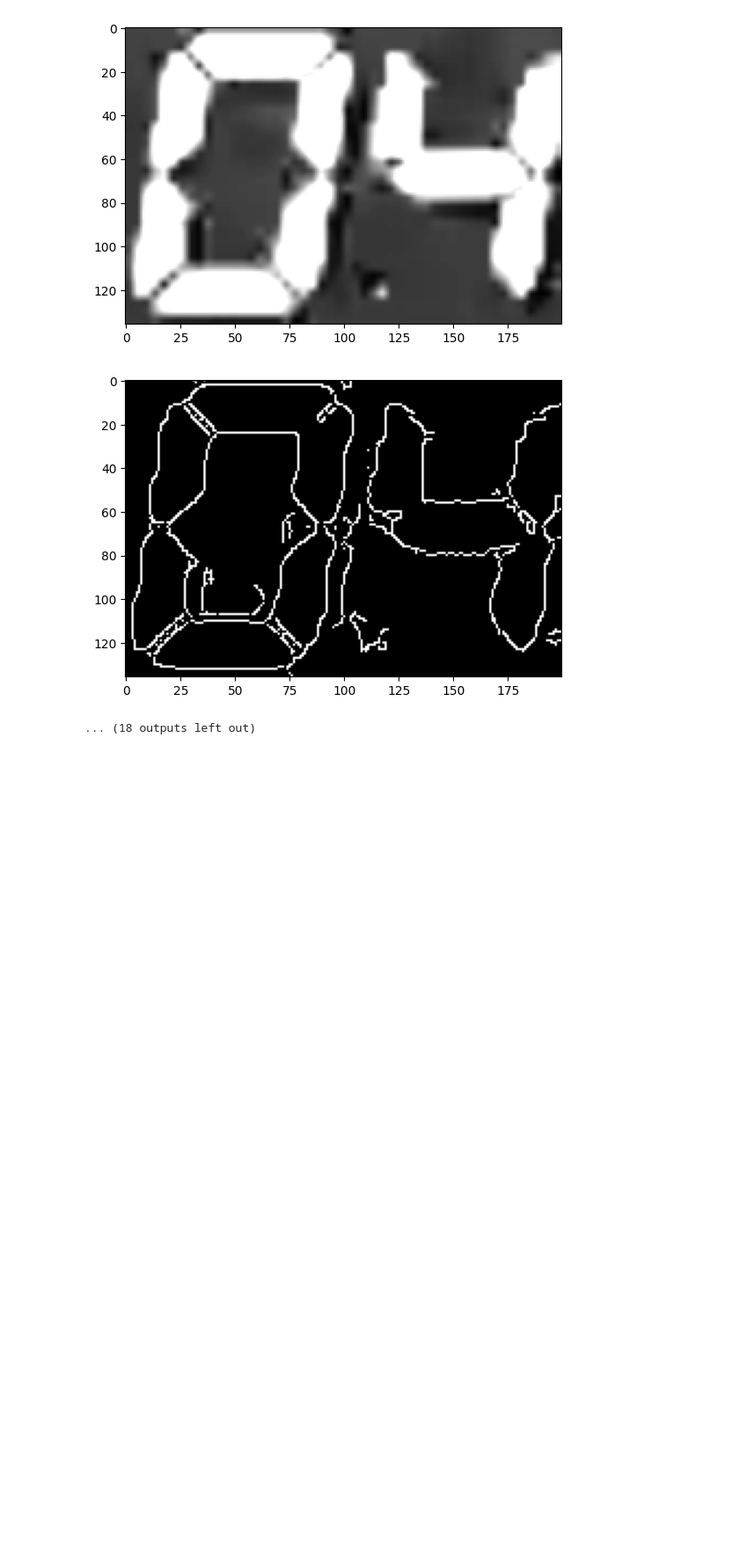
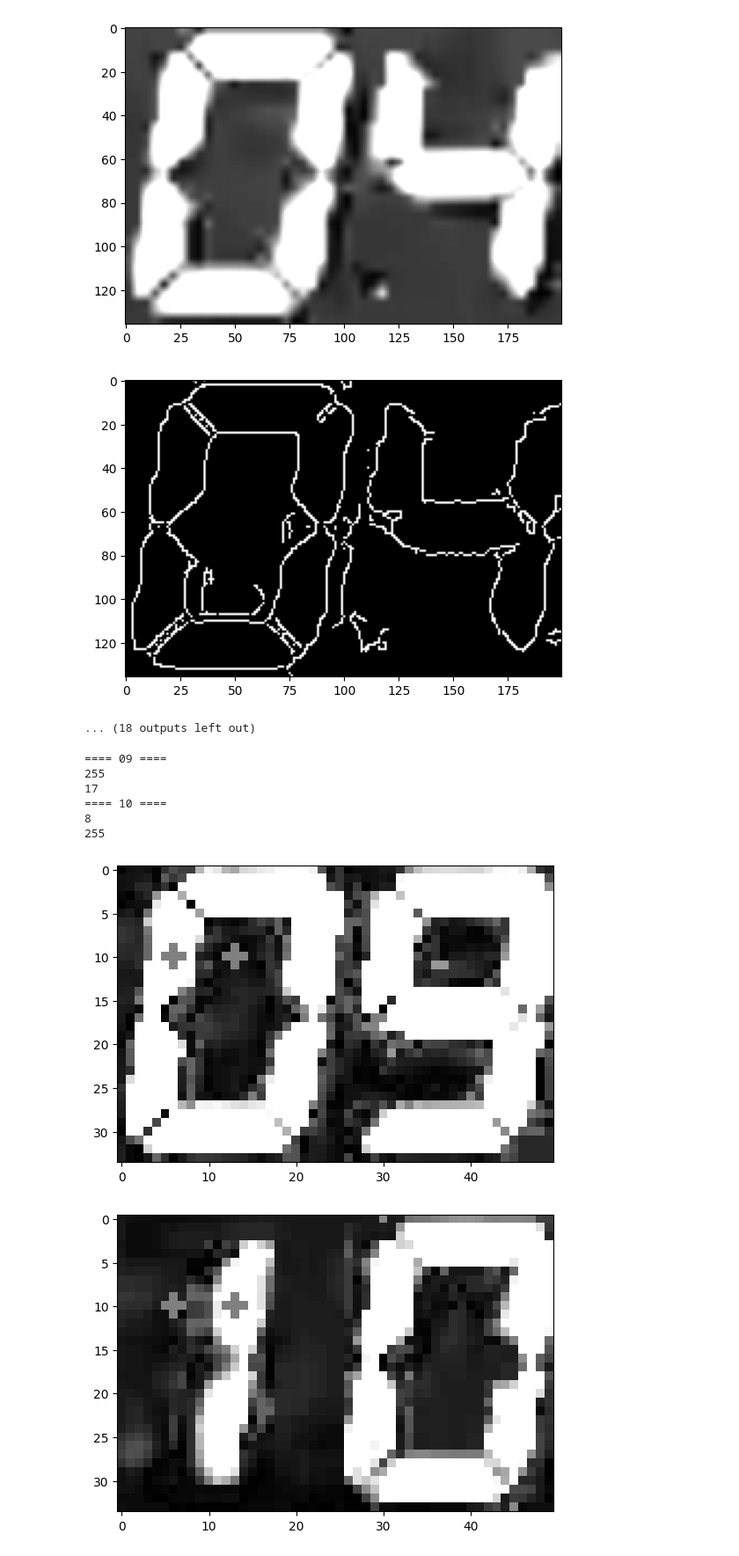
Before and after one commit to shingkai/MarioKart8CV, a Jupyter notebook: notebooks/coin_classifier.ipynb, the cells around one changed output. Shown at 88% size. Drawn from its saved outputs; the diff is of its cells as text; code cells hidden in the pictures; blank space fills up the shorter version.

```diff
--- a/notebooks/coin_classifier.ipynb
+++ b/notebooks/coin_classifier.ipynb
@@ -42,3 +42,57 @@ plt.show()
 [figure]
 [figure]
 ... (18 outputs left out)
+# %%
+import os
+import cv2
+import matplotlib.pyplot as plt
+
+
+base_path = '/Users/shingkai/code/personal-projects/mk8/MarioKart8CV/templates/coins/'
+write_path = '/Users/shingkai/code/personal-projects/mk8/MarioKart8CV/templates/coins/edges/'
+
+
+
+# formatted as (x, y)
+magic_pixels = [
+    (6, 10), # left 0-indicator
+    (13, 10), # left 1-indicator
+]
+
+for i in range(9,11):
+    print(f"==== {i:02} ====")
+    img = cv2.imread(os.path.join(base_path, f"{i:02}.png"), 0)
+
+    # height, width = img.shape[:2]
+    # img = cv2.resize(img, (width * 4, height * 4))
+
+    # plt.figure()
+    # plt.imshow(cv2.cvtColor(img, cv2.COLOR_BGR2RGB))
+
+    boosted = cv2.convertScaleAbs(img, alpha=3.0, beta=-100)
+
+    for (x, y) in magic_pixels:
+        print(f"{boosted[y, x]}")
+        cv2.circle(boosted, (x, y), 1, (128, 128, 128), thickness=-1)
+
+
+    plt.figure()
+    plt.imshow(cv2.cvtColor(boosted, cv2.COLOR_BGR2RGB))
+
+    # canny = cv2.Canny(boosted, threshold1=50, threshold2=150)
+    # plt.figure()
+    # plt.imshow(cv2.cvtColor(canny, cv2.COLOR_BGR2RGB))
+
+    # cv2.imwrite(os.path.join(write_path, f"{i:02}.png"), canny)
+
+
+plt.show()
+# %% [output]
+==== 09 ====
+255
+17
+==== 10 ====
+8
+255
+[figure, added]
+[figure, added]
```
Also changed, not shown: parts of 9 cells of this notebook, 4 other files.
